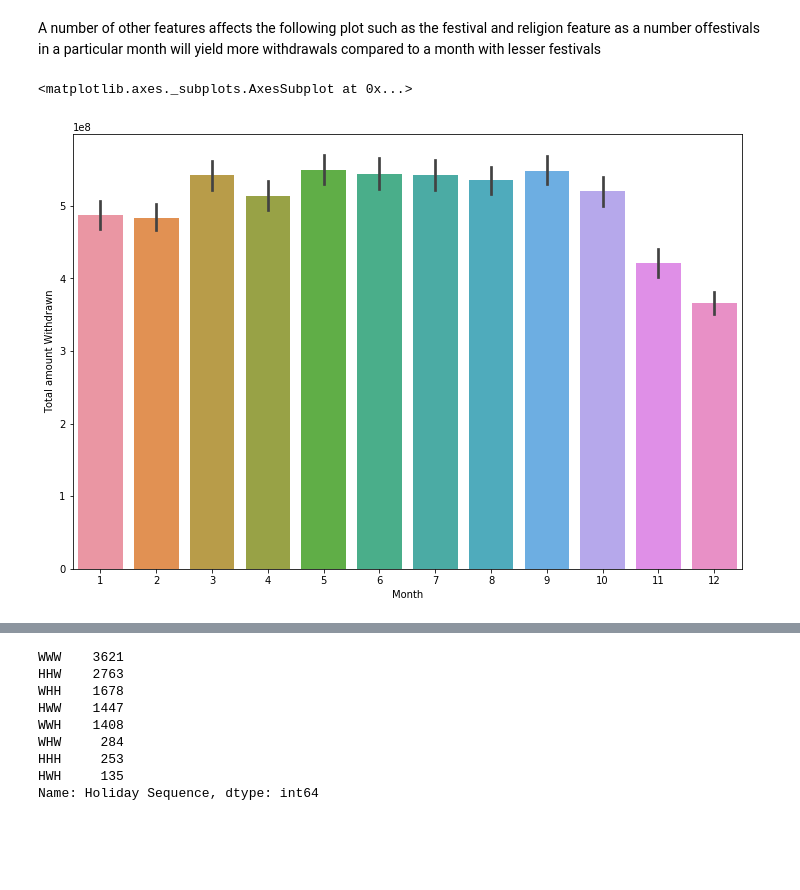
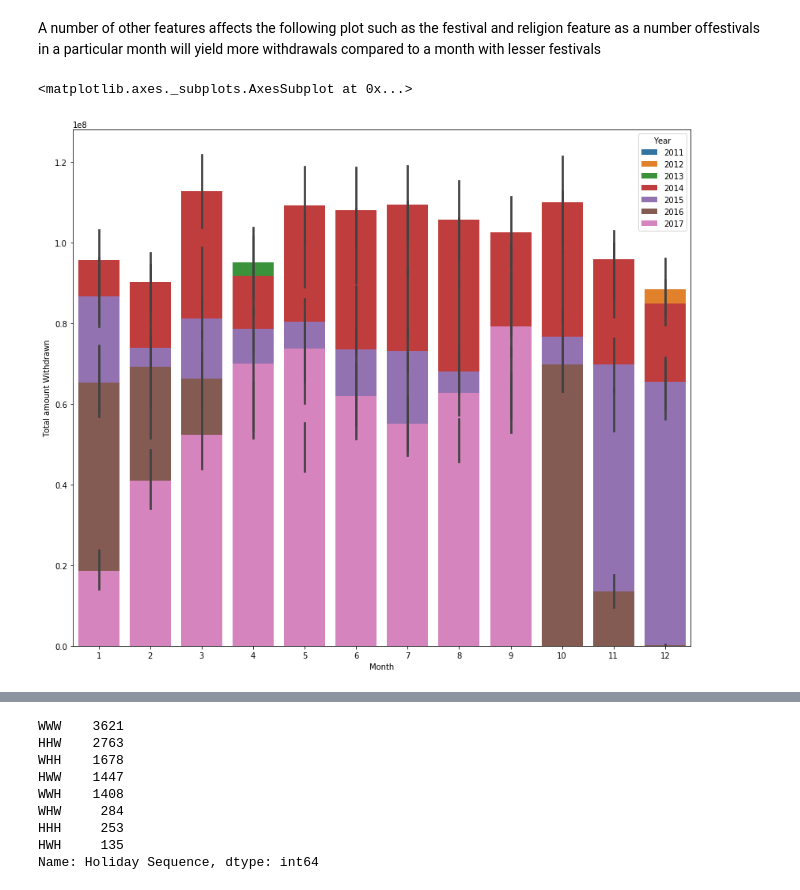
Before and after one commit to Banking-and-Finance/ATM-Cash-Flow-Prediction, a Jupyter notebook: research/EDA.ipynb, the cells around one changed output, grey strips where cells are left out. Cells and saved outputs as stored; diff of their text form; code cells hidden in the pictures; blank space fills up the shorter version.

Commit message:
Facetgrid and stacked bar plot update

```diff
--- a/research/EDA.ipynb
+++ b/research/EDA.ipynb
@@ -20,7 +20,7 @@ import datetime
 # %% [markdown]
 # Importing the data set
 # %%
-data = pd.read_csv("../data/aggregated_atm_data.csv")
+data = pd.read_csv("data/aggregated_atm_data.csv")
 data
 # %% [output]
 |  | ATM Name | Transaction Date | No Of Withdrawals | No Of XYZ Card Withdrawals | No Of Other Card Withdrawals | ... |
@@ -251,8 +251,8 @@ sns.lineplot(x='Year', y='Total amount Withdrawn', data = data, estimator = np.s
 # %% [markdown]
  A number of other features affects the following plot such as the festival and religion feature as a number offestivals in a particular month will yield more withdrawals compared to a month with lesser festivals
 # %%
-plt.figure(figsize=(12,8))
-sns.barplot(x='Month', y='Total amount Withdrawn', data=data, estimator =np.sum)
+plt.figure(figsize=(14,12))
+sns.barplot(x='Month', y='Total amount Withdrawn', data=data, estimator =np.sum, hue = 'Year', dodge= False)
 # %% [output]
 <matplotlib.axes._subplots.AxesSubplot at 0x...>
-[figure, old version]
+[figure, new version]
```
Also changed, not shown: parts of 8 cells of this notebook.
